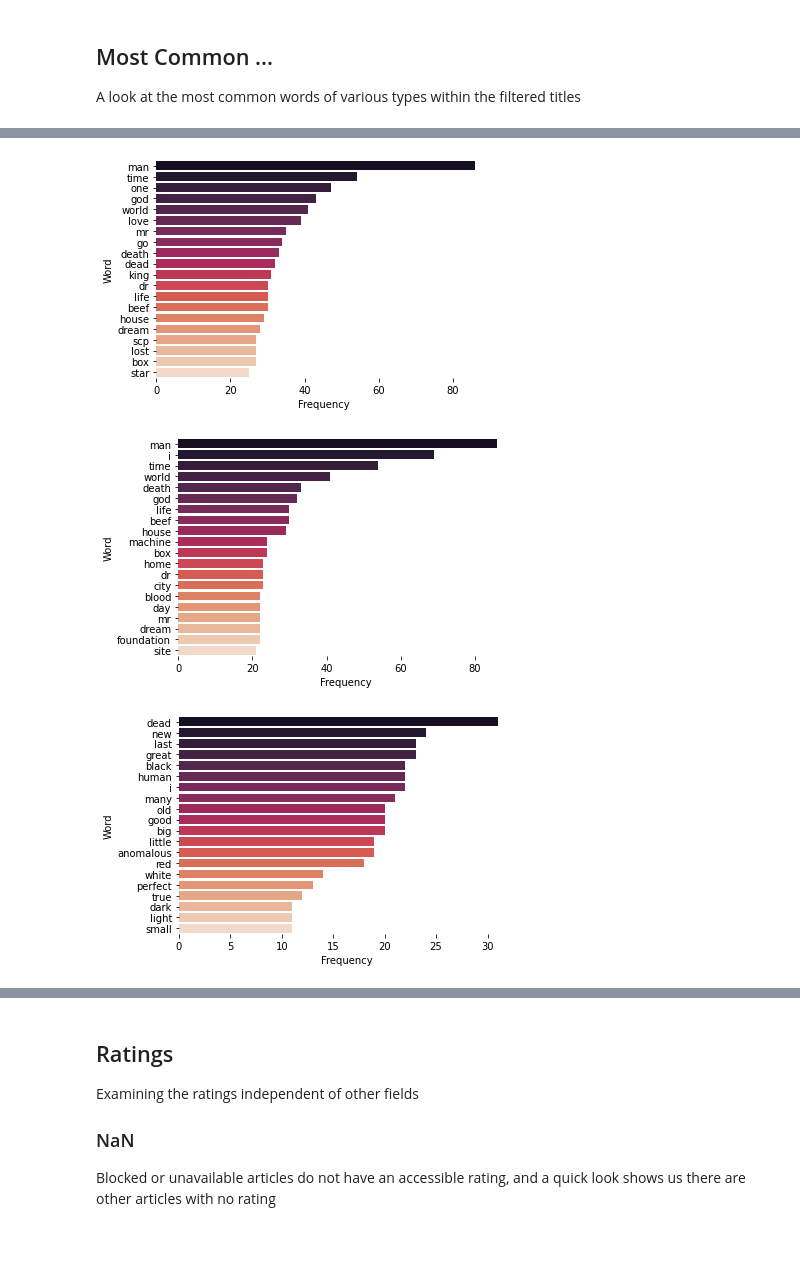
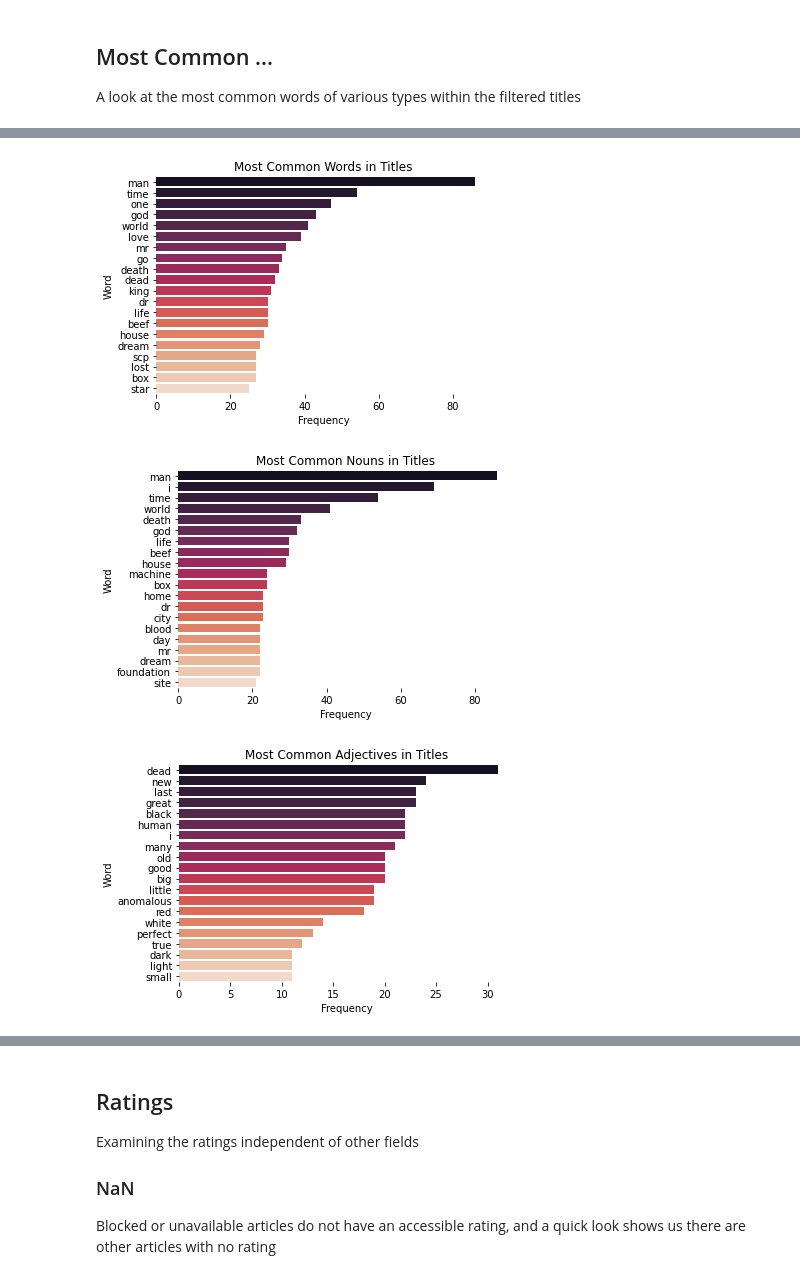
Before and after one commit to CZboop/SCP-Scraping-and-Analysis, a Jupyter notebook: SCPAnalysis.ipynb, the cells around one changed output, grey strips where cells are left out. Drawn from its saved outputs; the diff is of its cells as text; code cells hidden in the pictures; blank space fills up the shorter version.

Commit message:
basic analysis of image captions and some adjustments to add titles to previous charts that were missing them

```diff
--- a/SCPAnalysis.ipynb
+++ b/SCPAnalysis.ipynb
@@ -79,8 +79,10 @@ def get_most_common(text):
     word_counts[i] = text.count(i)
   return sorted(word_counts.items(), key=lambda item: item[1], reverse=True)[:20]
 # %%
-def plot_most_common(text, label='Word', clr="rocket"):
+def plot_most_common(text, label='Word', clr="rocket", title= None):
   bar = seaborn.barplot([i[1] for i in text], [i[0] for i in text], orient= 'h', palette=clr)
+  if title:
+    bar.set_title(title)
   seaborn.despine(left=True, bottom=True)
   bar.set_xlabel('Frequency')
   bar.set_ylabel(label)
@@ -157,13 +159,13 @@ create_wordcloud(verbs_as_str)
 # %%
-plot_most_common(get_most_common(titles_nostopwords_single_str))
+plot_most_common(get_most_common(titles_nostopwords_single_str), title='Most Common Words in Titles')
 # %% [output]
-[figure, old version]
+[figure, new version]
 # %%
-plot_most_common(get_most_common(nouns_as_str))
+plot_most_common(get_most_common(nouns_as_str), title='Most Common Nouns in Titles')
 # %% [output]
-[figure, old version]
+[figure, new version]
 # %%
-plot_most_common(get_most_common(adjectives_as_str))
+plot_most_common(get_most_common(adjectives_as_str), title='Most Common Adjectives in Titles')
 # %% [output]
-[figure, old version]
+[figure, new version]
 # %%
```
Also changed, not shown: parts of 24 cells of this notebook.
